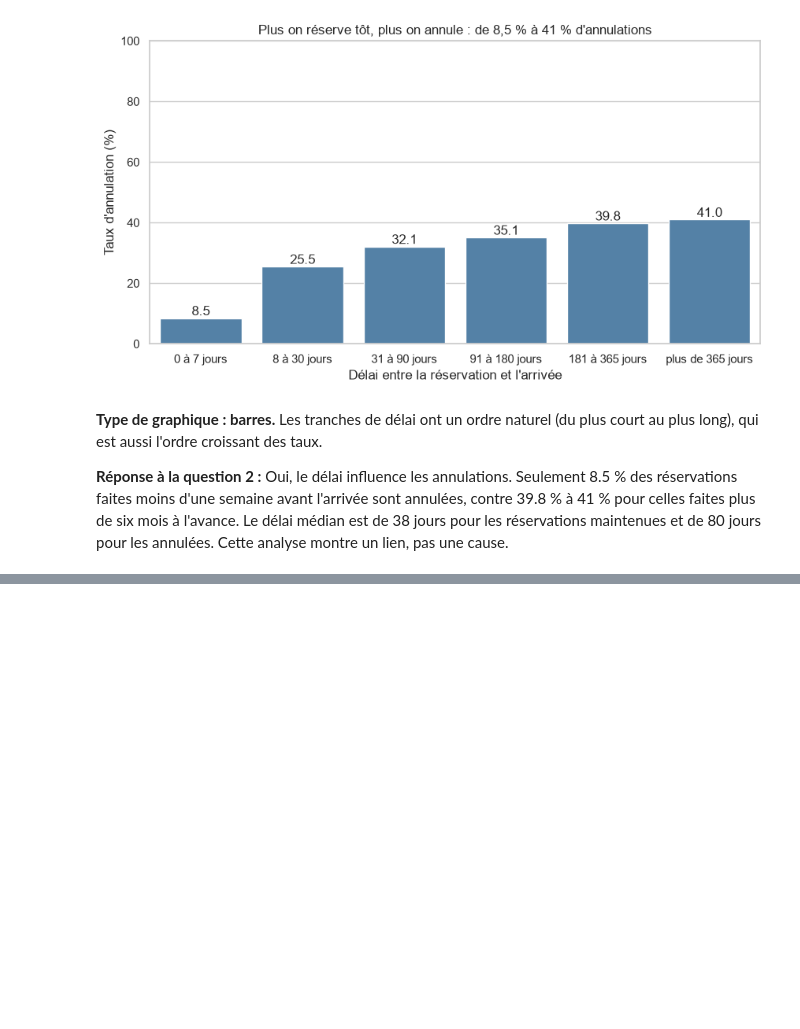
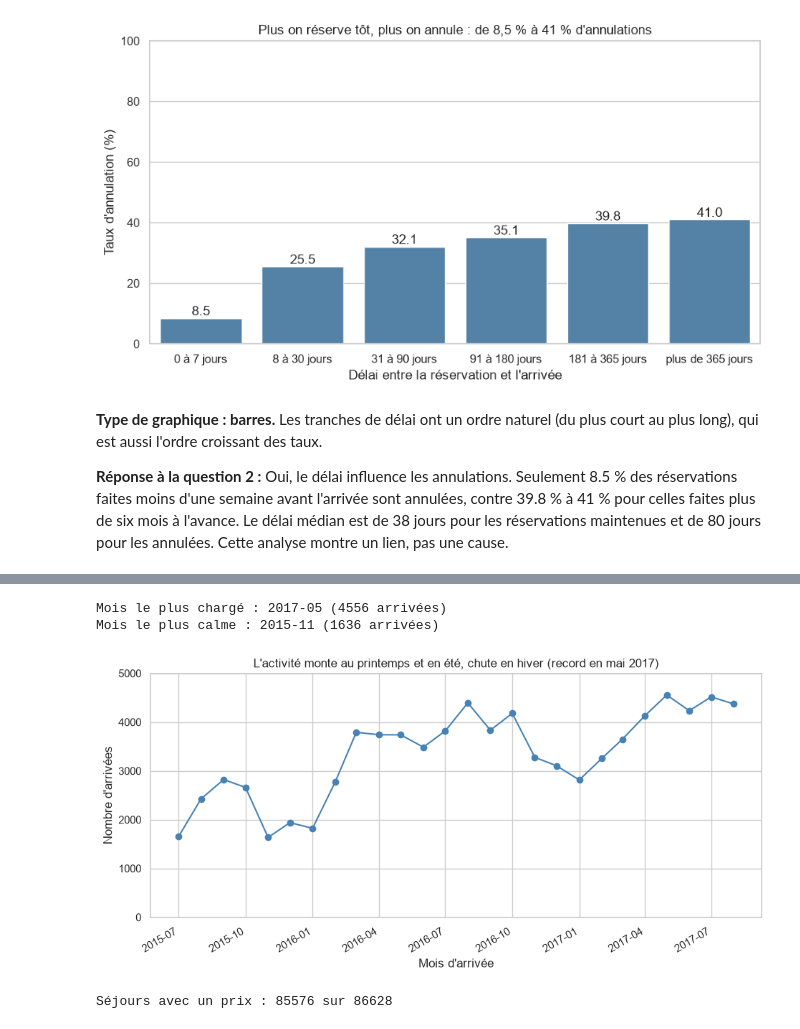
Before and after one commit to fotsotagnefred-png/Mon-projet-Analyse, a Jupyter notebook: notebooks/03_analyse.ipynb, the cells around one changed output, grey strips where cells are left out. Drawn from its saved outputs; the diff is of its cells as text; code cells hidden in the pictures; blank space fills up the shorter version.

Commit message:
Notebook 03 : question 3, arrivees par mois et prix par saison

```diff
--- a/notebooks/03_analyse.ipynb
+++ b/notebooks/03_analyse.ipynb
@@ -148,3 +148,7 @@ plt.show()
 **Type de graphique : barres.** Les tranches de délai ont un ordre naturel (du plus court au plus long), qui est aussi l'ordre croissant des taux.
 
 **Réponse à la question 2 :** Oui, le délai influence les annulations. Seulement 8.5 % des réservations faites moins d'une semaine avant l'arrivée sont annulées, contre 39.8 % à 41 % pour celles faites plus de six mois à l'avance. Le délai médian est de 38 jours pour les réservations maintenues et de 80 jours pour les annulées. Cette analyse montre un lien, pas une cause.
+# %%
+arrivees_par_mois = hotels.set_index("arrival_date").resample("MS").size()
+arrivees_par_mois.name = "arrivees"
+arrivees_par_mois.to_frame()
@@ -150,0 +195,32 @@ plt.show()
+# %%
+print(f"Mois le plus chargé : {arrivees_par_mois.idxmax():%Y-%m} ({arrivees_par_mois.max()} arrivées)")
+print(f"Mois le plus calme : {arrivees_par_mois.idxmin():%Y-%m} ({arrivees_par_mois.min()} arrivées)")
+# %% [output]
+Mois le plus chargé : 2017-05 (4556 arrivées)
+Mois le plus calme : 2015-11 (1636 arrivées)
+# %%
+fig, ax = plt.subplots(figsize=(11, 5))
+ax.plot(arrivees_par_mois.index, arrivees_par_mois.values, marker="o", color="steelblue")
+ax.set_title("L'activité monte au printemps et en été, chute en hiver (record en mai 2017)")
+ax.set_xlabel("Mois d'arrivée")
+ax.set_ylabel("Nombre d'arrivées")
+ax.set_ylim(0, 5000)
+fig.autofmt_xdate()
+fig.savefig("../figures/graphique_3_arrivees_par_mois.png", dpi=150, bbox_inches="tight")
+plt.show()
+# %% [output]
+[figure, added]
+# %%
+hotels_payants = hotels[hotels["adr"] > 0].copy()
+hotels_payants["mois_arrivee"] = hotels_payants["arrival_date"].dt.month
+
+saisons = {12: "Hiver", 1: "Hiver", 2: "Hiver",
+           3: "Printemps", 4: "Printemps", 5: "Printemps",
+           6: "Été", 7: "Été", 8: "Été",
+           9: "Automne", 10: "Automne", 11: "Automne"}
+hotels_payants["saison"] = hotels_payants["mois_arrivee"].map(saisons)
+ordre_saisons = ["Hiver", "Printemps", "Été", "Automne"]
+
+print(f"Séjours avec un prix : {len(hotels_payants)} sur {len(hotels)}")
+# %% [output]
+Séjours avec un prix : 85576 sur 86628
```
Also changed, not shown: parts of 7 cells of this notebook, 2 other files.
